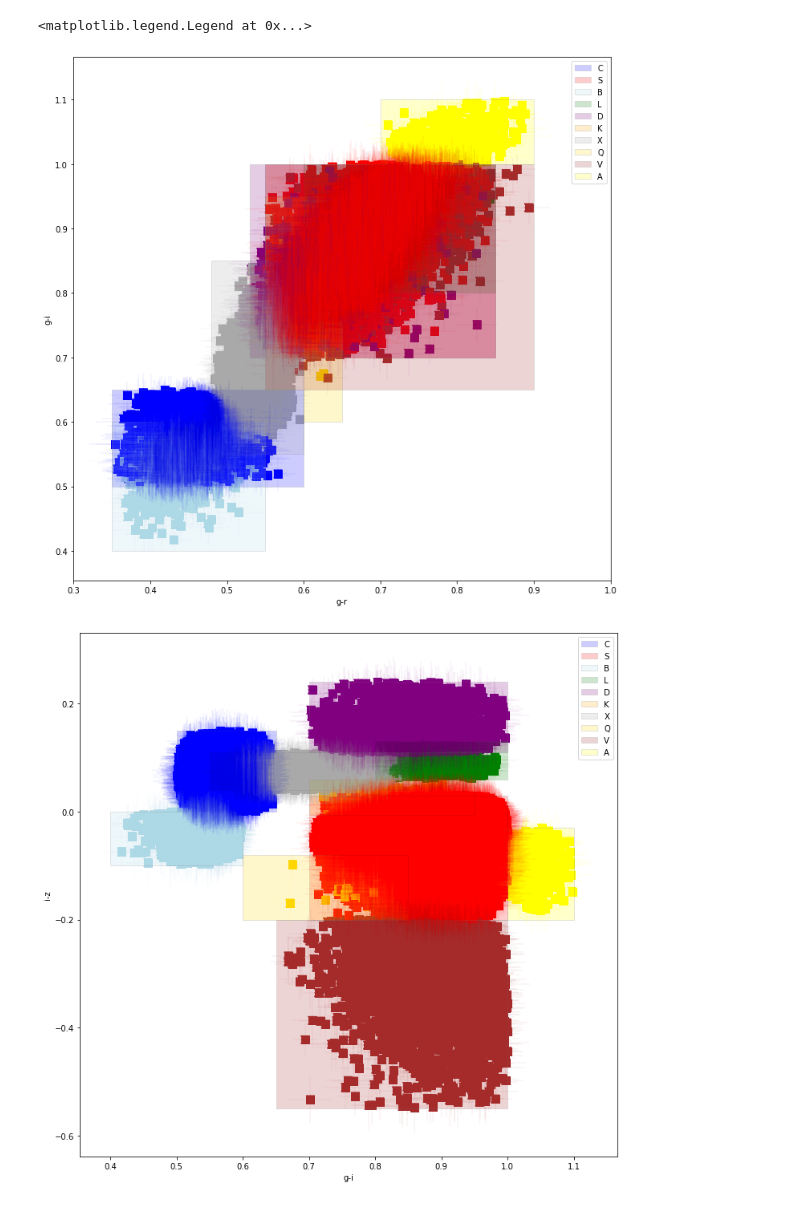
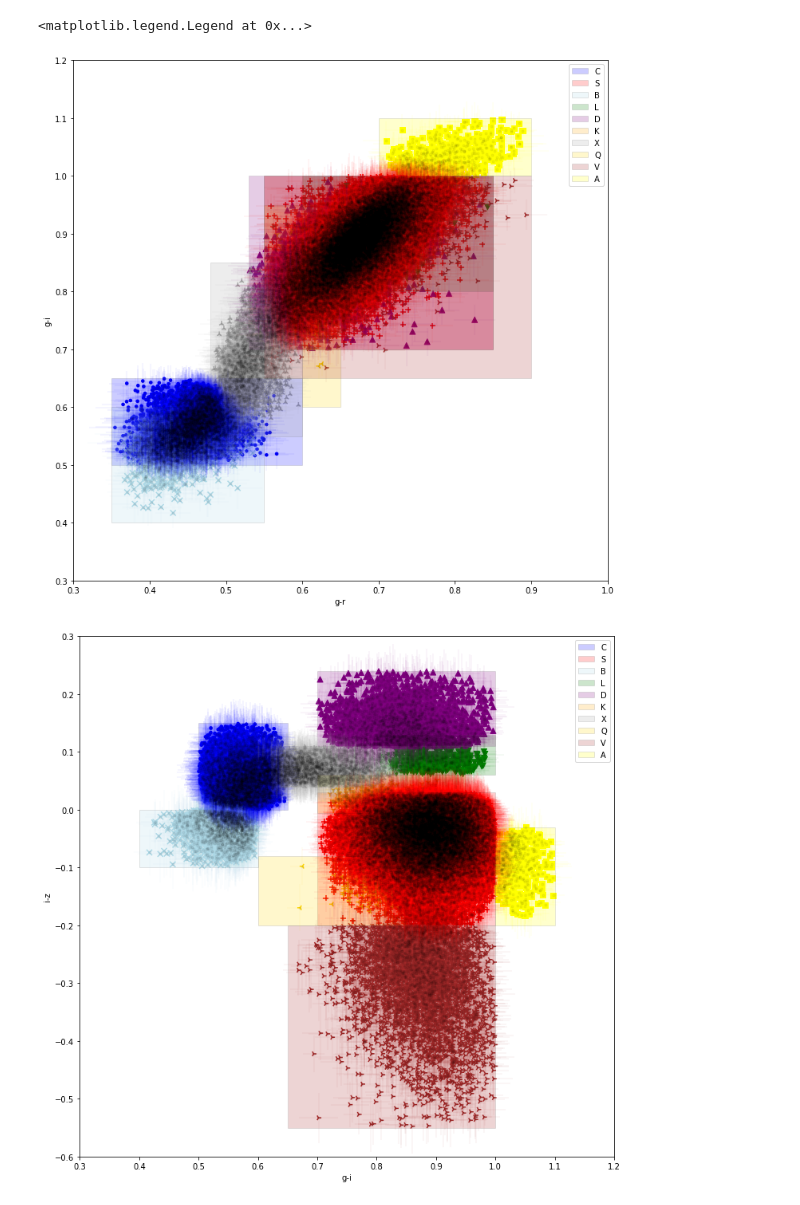
Before and after one commit to AlexeySergeyev/myutils, a Jupyter notebook: taxoCa.ipynb, the cells around one changed output. Drawn from its saved outputs; the diff is of its cells as text; code cells hidden in the pictures.

```diff
--- a/taxoCa.ipynb
+++ b/taxoCa.ipynb
@@ -72,4 +166,8 @@ sdss
 78126 rows × 103 columns
+# %%
+# Drop rows with magnitude nan values
+psf_list = ['psfMag_u', 'psfMag_g', 'psfMag_r', 'psfMag_i', 'psfMag_z']
+sdss = sdss[~sdss[psf_list].isnull().any(axis=1)]
 # %%
 areas_gauss = np.zeros(shape=(sdss.__len__(), bound.__len__() + 1), dtype=np.float)
 taxo_gauss = pd.DataFrame(columns=complex_list)
@@ -118,0 +202,7 @@ for i in tqdm(range(sdss.__len__())):
+# %%
+sdss = pd.read_csv(f'{path}sso_tot3jb5_005.csv.gz')
+taxo_gauss = sdss[complex_list]
+# Drop rows with magnitude nan values
+psf_list = ['psfMag_u', 'psfMag_g', 'psfMag_r', 'psfMag_i', 'psfMag_z']
+sdss = sdss[~sdss[psf_list].isnull().any(axis=1)]
+taxo_gauss
@@ -122,6 +226,7 @@ c5 = taxo_gauss.iloc[:,:-1].max(axis=1)
 cond = c5 > 0.5
 a5[~cond] = 'U'
 b5 = np.array([complex_list.index(x) for x in a5])
-col = bound['color']
-col.loc[10] = 'black'
 colors5 = col[b5]
+
+sdss['complex'] = a5
+sdss['complex'].value_counts()
@@ -128,21 +246,25 @@ colors5 = col[b5]
+# %%
+markers = ['.', '+', 'x', 'v', '^', '1', '2', '3', '4', 's', '*']
 # %%
 # miss = ['U', 'V', 'D', 'S']
 miss = ['U']
+size_of_markers = 50
+color_of_err_points = 'black'
 cond5 = ~np.isin(a5, miss)
-# print(taxo_point[cond3])
 plt.figure(figsize=(12,12))
 ax = plt.subplot(111)
-# cond4 = (cond3 == False) & (cond2 == True)
+
 ax.errorbar(x=sdss['gr'][cond5], y=sdss['iz'][cond5],
-            xerr=sdss['grErr'][cond5], yerr=sdss['izErr'][cond5],
-            fmt='.', alpha=0.05, color='none', ecolor=colors5[cond5])
+    xerr=sdss['grErr'][cond5], yerr=sdss['izErr'][cond5],
+    fmt='.', alpha=0.05, color=color_of_err_points, ecolor=colors5[cond5])
 
-for i in range(10):
+for i in range(5):
     cond = (b5 == i)
     if np.isin(np.array(complex_list[i]), miss):
         continue
-    ax.scatter(x=sdss['gr'][cond5], y=sdss['iz'][cond5], alpha=1.0, color=colors5[cond5], s=100,
-               marker=markers[i])
+    ax.scatter(sdss['gr'][cond], sdss['iz'][cond], marker=markers[i],
+            alpha=1.0, color=colors5[cond], s=size_of_markers)
+    plt.draw()
 
 for i in range(bound.__len__()):
     rec12 = patches.Rectangle((bound.iloc[i]['gr_min'], bound.iloc[i]['iz_min']),
@@ -165,14 +287,15 @@ plt.figure(figsize=(12,12))
 ax = plt.subplot(111)
 ax.errorbar(x=sdss['gr'][cond5], y=sdss['gi'][cond5],
             xerr=sdss['grErr'][cond5], yerr=sdss['giErr'][cond5],
-            fmt='.', color='none', alpha=0.05, ecolor=colors5[cond5])
+            fmt='.', color=color_of_err_points, alpha=0.05, ecolor=colors5[cond5])
 
 for i in range(10):
     cond = (b5 == i)
     if np.isin(np.array(complex_list[i]), miss):
         continue
-    ax.scatter(x=sdss['gr'][cond5], y=sdss['gi'][cond5], alpha=1.0, color=colors5[cond5], s=100,
-               marker=markers[i])
+    ax.scatter(x=sdss['gr'][cond], y=sdss['gi'][cond], alpha=1.0,
+               color=colors5[cond], s=size_of_markers, marker=markers[i])
+    plt.draw()
 
 for i in range(bound.__len__()):
     rec12 = patches.Rectangle((bound.iloc[i]['gr_min'], bound.iloc[i]['gi_min']),
@@ -187,21 +310,22 @@ for i in range(bound.__len__()):
 ax.set_xlabel('g-r')
 ax.set_ylabel('g-i')
 ax.set_xlim(0.3, 1.0)
-# ax.set_ylim(-0.6, 0.3)
+ax.set_ylim(0.3, 1.2)
 ax.legend()
 
 plt.figure(figsize=(12,12))
 ax = plt.subplot(111)
 ax.errorbar(x=sdss['gi'][cond5], y=sdss['iz'][cond5],
             xerr=sdss['giErr'][cond5], yerr=sdss['izErr'][cond5],
-            fmt='.', alpha=0.05, color='none', ecolor=colors5[cond5])
+            fmt='.', alpha=0.05, color=color_of_err_points, ecolor=colors5[cond5])
 
 for i in range(10):
     cond = (b5 == i)
     if np.isin(np.array(complex_list[i]), miss):
         continue
-    ax.scatter(x=sdss['gi'][cond5], y=sdss['iz'][cond5], alpha=1.0, color=colors5[cond5], s=100,
-               marker=markers[i])
+    ax.scatter(x=sdss['gi'][cond], y=sdss['iz'][cond], alpha=1.0,
+               color=colors5[cond], s=size_of_markers, marker=markers[i])
+    plt.draw()
 
 for i in range(bound.__len__()):
     rec12 = patches.Rectangle((bound.iloc[i]['gi_min'], bound.iloc[i]['iz_min']),
@@ -216,5 +340,7 @@ for i in range(bound.__len__()):
 
 ax.set_xlabel('g-i')
 ax.set_ylabel('i-z')
+ax.set_xlim(0.3, 1.2)
+ax.set_ylim(-0.6, 0.3)
 ax.legend()
 # %% [output]
@@ -222,6 +348,6 @@ ax.legend()
 <matplotlib.legend.Legend at 0x...>
-[figure, old version]
+[figure, new version]
-[figure, old version]
+[figure, new version]
 # %%
 sun={'g-u':-1.4, 'g-r':0.45, 'r-i':0.12, 'i-z':0.04,
      'g-i':0.55, 'g-z':0.61}
```
Also changed, not shown: parts of 20 cells of this notebook.
